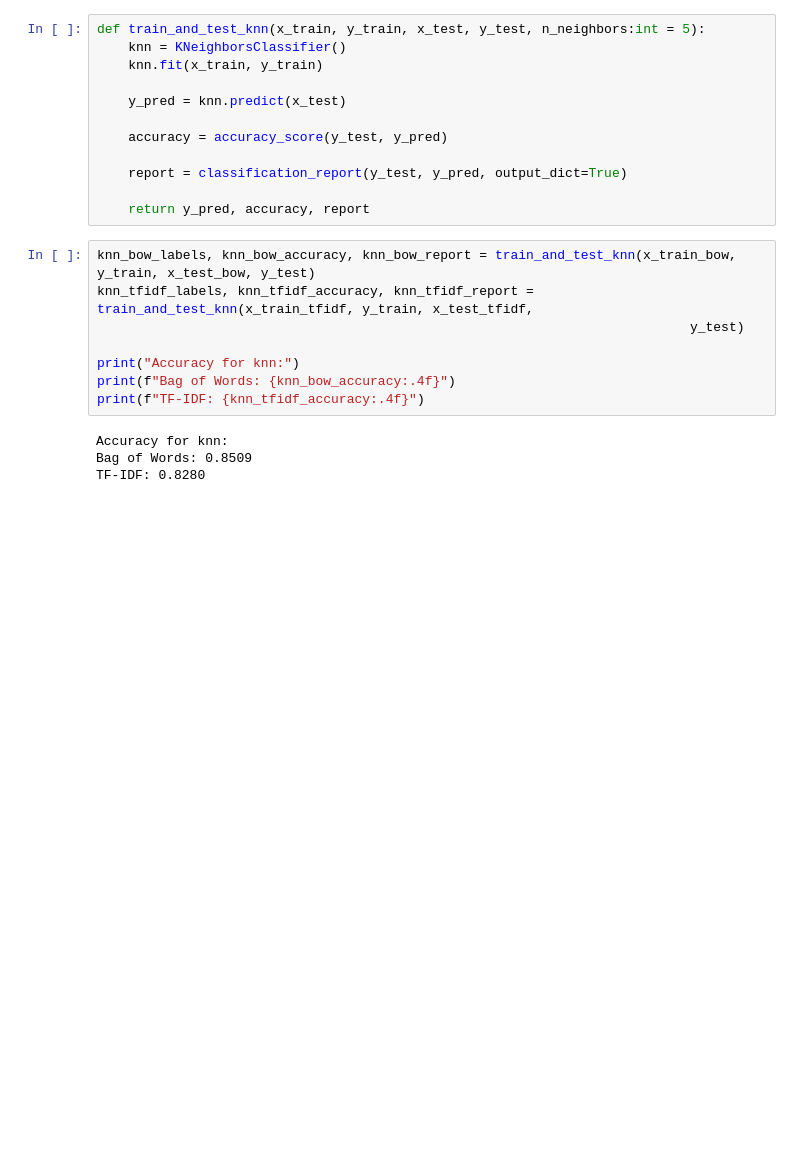
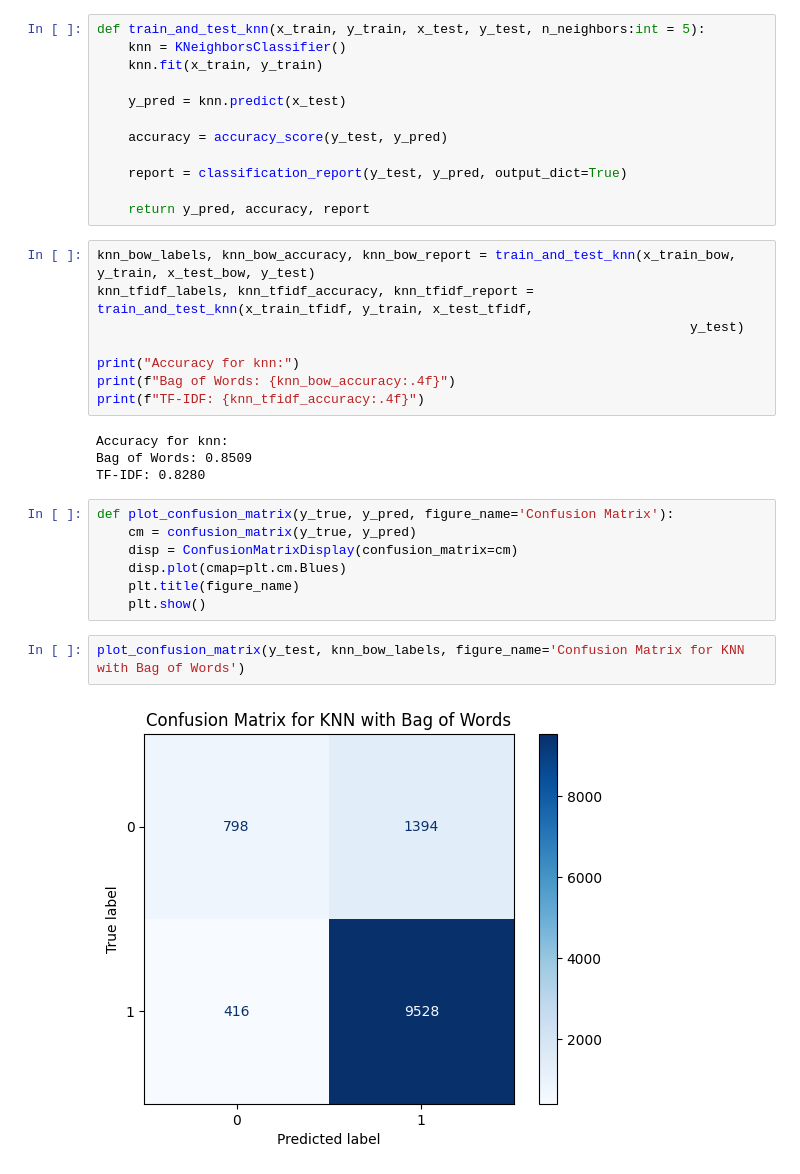
Before and after one commit to ninhdk-datasci/tiki-sentiment-analytics, a Jupyter notebook: main.ipynb, the cells around one changed output. Cells and saved outputs as stored; diff of their text form; blank space fills up the shorter version.

```diff
--- a/main.ipynb
+++ b/main.ipynb
@@ -94,3 +100,14 @@ print(f"TF-IDF: {knn_tfidf_accuracy:.4f}")
 Accuracy for knn:
 Bag of Words: 0.8509
 TF-IDF: 0.8280
+# %%
+def plot_confusion_matrix(y_true, y_pred, figure_name='Confusion Matrix'):
+    cm = confusion_matrix(y_true, y_pred)
+    disp = ConfusionMatrixDisplay(confusion_matrix=cm)
+    disp.plot(cmap=plt.cm.Blues)
+    plt.title(figure_name)
+    plt.show()
+# %%
+plot_confusion_matrix(y_test, knn_bow_labels, figure_name='Confusion Matrix for KNN with Bag of Words')
+# %% [output]
+[figure, added]
```
Also changed, not shown: parts of 14 cells of this notebook.
